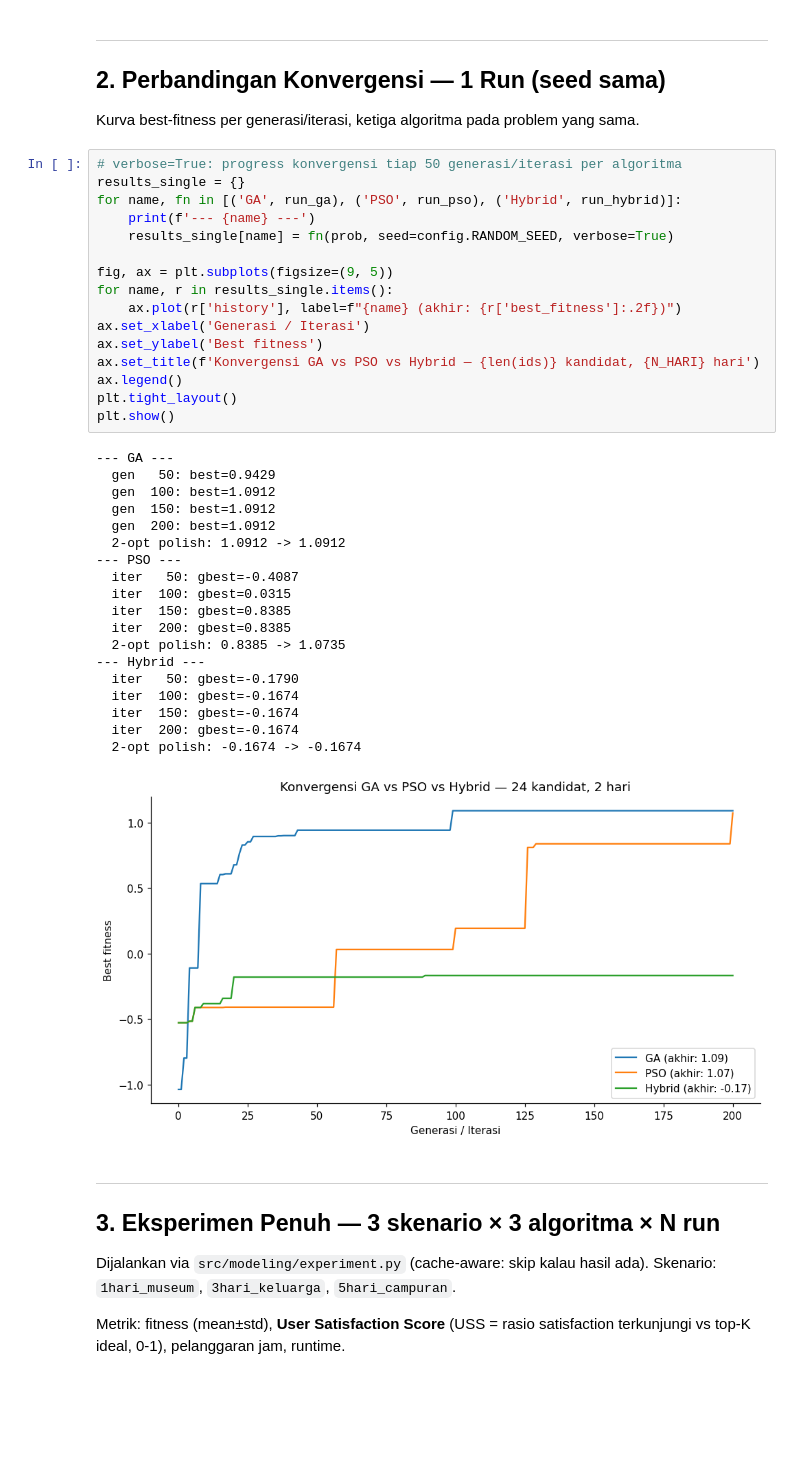
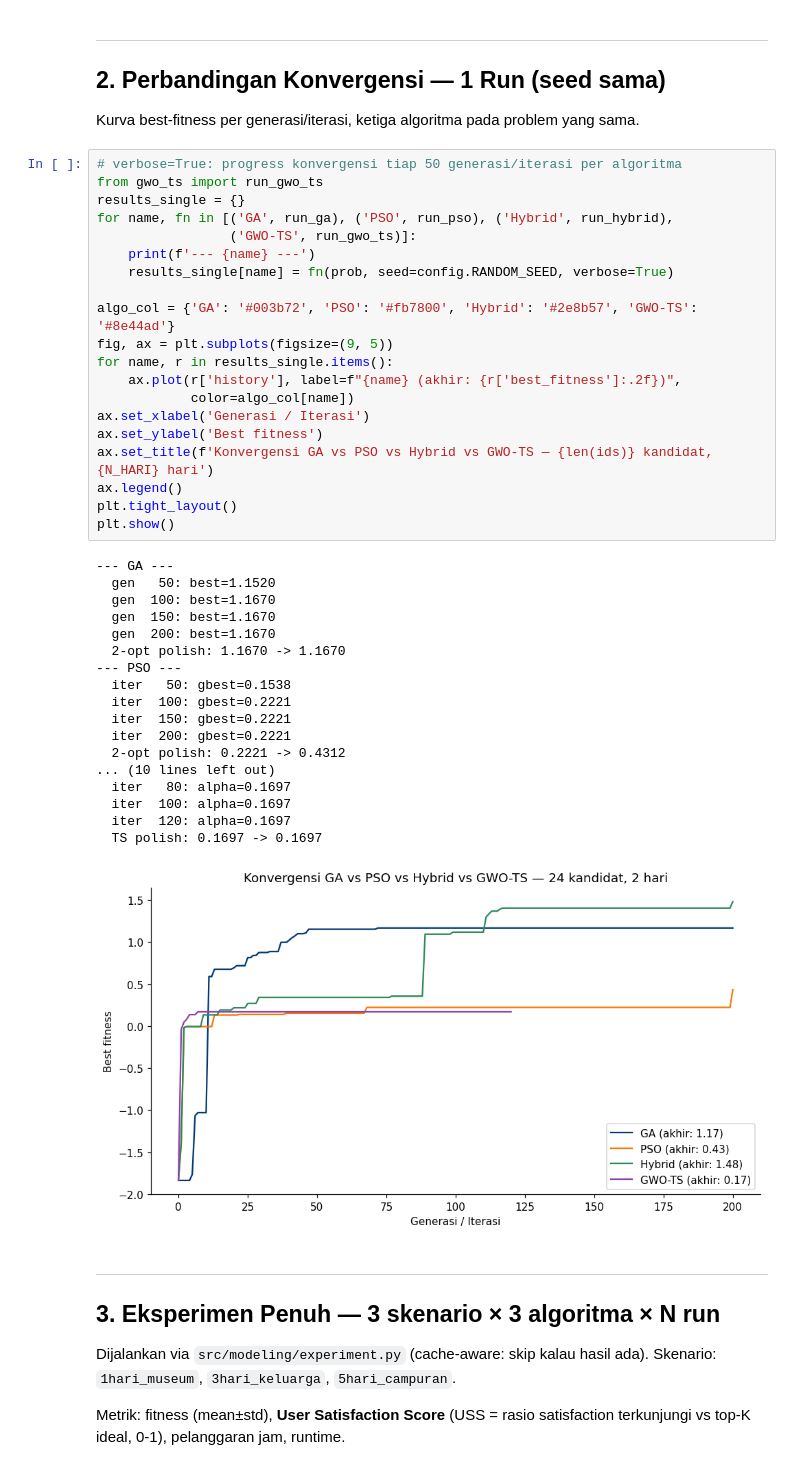
Before and after one commit to Hazjel/sistem-rekomendasi-destinasi-wisata-jakarta, a Jupyter notebook: notebooks/06_optimization.ipynb, the cells around one changed output. Cells and saved outputs as stored; diff of their text form; blank space fills up the shorter version.

```diff
--- a/notebooks/06_optimization.ipynb
+++ b/notebooks/06_optimization.ipynb
@@ -234,40 +235,43 @@ Peta tersimpan -> data/processed/itinerary_map.html (buka langsung di browser)
 Kurva best-fitness per generasi/iterasi, ketiga algoritma pada problem yang sama.
 # %%
 # verbose=True: progress konvergensi tiap 50 generasi/iterasi per algoritma
+from gwo_ts import run_gwo_ts
 results_single = {}
-for name, fn in [('GA', run_ga), ('PSO', run_pso), ('Hybrid', run_hybrid)]:
+for name, fn in [('GA', run_ga), ('PSO', run_pso), ('Hybrid', run_hybrid),
+                 ('GWO-TS', run_gwo_ts)]:
     print(f'--- {name} ---')
     results_single[name] = fn(prob, seed=config.RANDOM_SEED, verbose=True)
 
+algo_col = {'GA': '#003b72', 'PSO': '#fb7800', 'Hybrid': '#2e8b57', 'GWO-TS': '#8e44ad'}
 fig, ax = plt.subplots(figsize=(9, 5))
 for name, r in results_single.items():
-    ax.plot(r['history'], label=f"{name} (akhir: {r['best_fitness']:.2f})")
+    ax.plot(r['history'], label=f"{name} (akhir: {r['best_fitness']:.2f})",
+            color=algo_col[name])
 ax.set_xlabel('Generasi / Iterasi')
 ax.set_ylabel('Best fitness')
-ax.set_title(f'Konvergensi GA vs PSO vs Hybrid — {len(ids)} kandidat, {N_HARI} hari')
+ax.set_title(f'Konvergensi GA vs PSO vs Hybrid vs GWO-TS — {len(ids)} kandidat, {N_HARI} hari')
 ax.legend()
 plt.tight_layout()
 plt.show()
 # %% [output]
 --- GA ---
-  gen   50: best=0.9429
-  gen  100: best=1.0912
-  gen  150: best=1.0912
-  gen  200: best=1.0912
-  2-opt polish: 1.0912 -> 1.0912
+  gen   50: best=1.1520
+  gen  100: best=1.1670
+  gen  150: best=1.1670
+  gen  200: best=1.1670
+  2-opt polish: 1.1670 -> 1.1670
 --- PSO ---
-  iter   50: gbest=-0.4087
-  iter  100: gbest=0.0315
-  iter  150: gbest=0.8385
-  iter  200: gbest=0.8385
-  2-opt polish: 0.8385 -> 1.0735
---- Hybrid ---
-  iter   50: gbest=-0.1790
-  iter  100: gbest=-0.1674
-  iter  150: gbest=-0.1674
-  iter  200: gbest=-0.1674
-  2-opt polish: -0.1674 -> -0.1674
+  iter   50: gbest=0.1538
+  iter  100: gbest=0.2221
+  iter  150: gbest=0.2221
+  iter  200: gbest=0.2221
+  2-opt polish: 0.2221 -> 0.4312
+... (10 lines left out)
+  iter   80: alpha=0.1697
+  iter  100: alpha=0.1697
+  iter  120: alpha=0.1697
+  TS polish: 0.1697 -> 0.1697
-[figure, old version]
+[figure, new version]
 # %% [markdown]
 ---
 ## 3. Eksperimen Penuh — 3 skenario × 3 algoritma × N run
```
Also changed, not shown: parts of 8 cells of this notebook, 1 other file.
